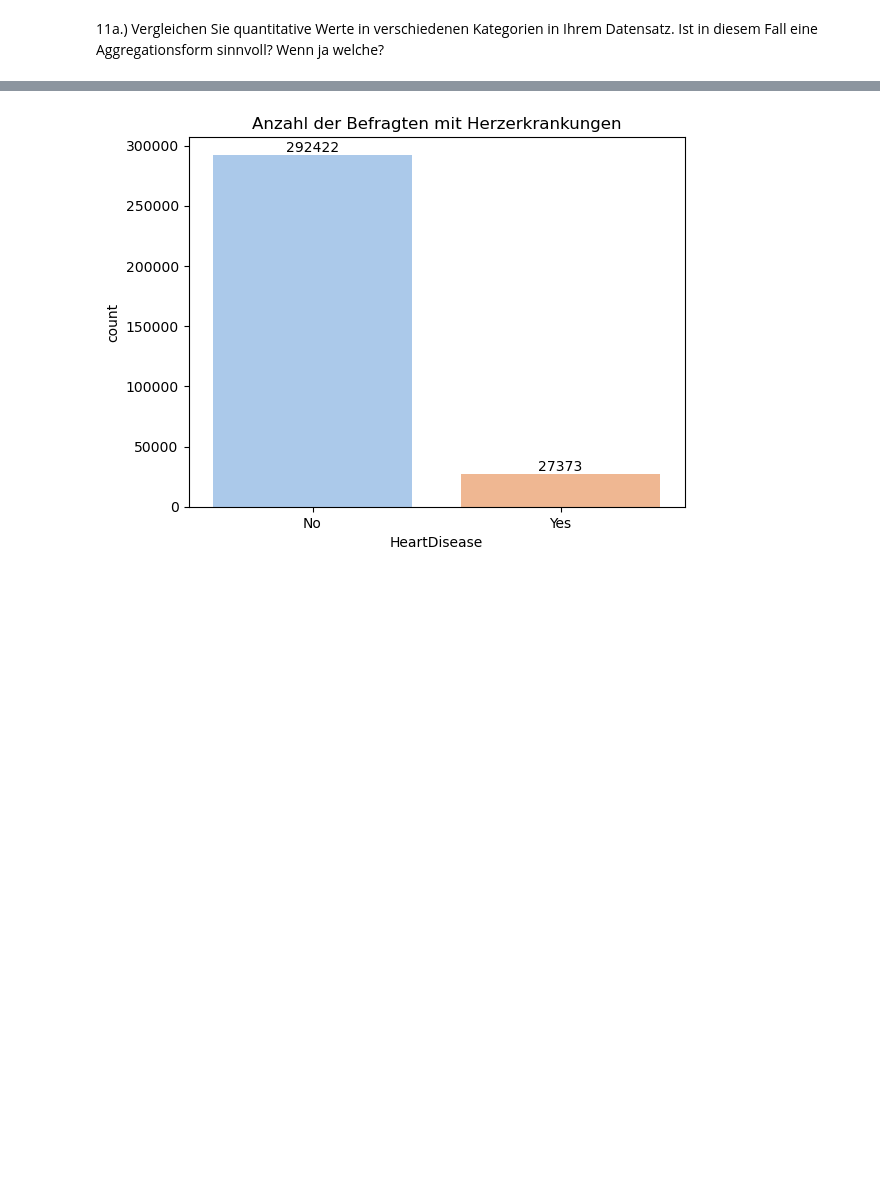
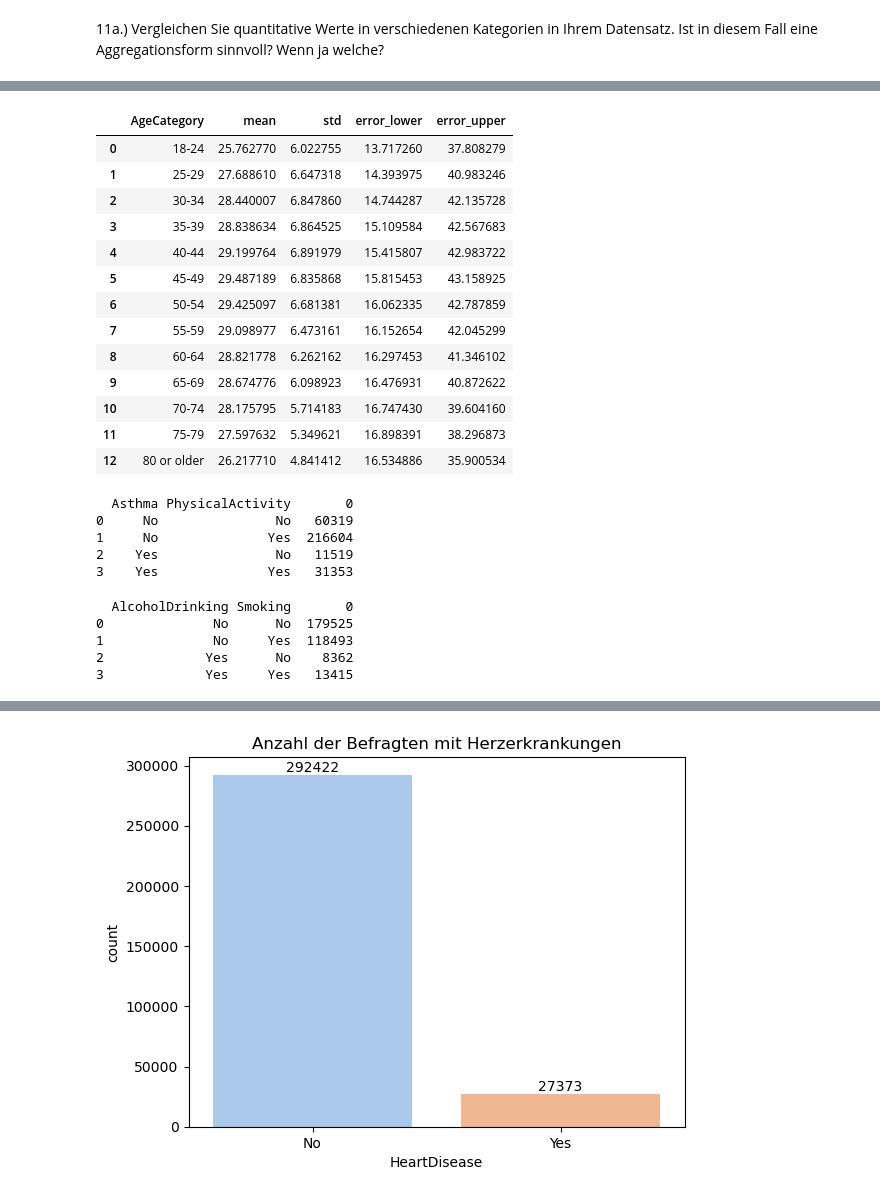
Before and after one commit to markus-senger/InfoVis-Project, a Jupyter notebook: heartDisease_infoVisProject.ipynb, the cells around one changed output, grey strips where cells are left out. Saved outputs shown, nothing was run; the diff lists cells and outputs as text; code cells hidden in the pictures; blank space fills up the shorter version.

```diff
--- a/heartDisease_infoVisProject.ipynb
+++ b/heartDisease_infoVisProject.ipynb
@@ -414,0 +520,44 @@ Die oberen genannten sollen als einige Beispiele dinnen, nachfolgend werde ich v
+# %%
+# BMI (Mittelwert, Standard Abweichung) pro Alterskategorie
+data = (df.groupby('AgeCategory')['BMI']
+    .agg(['mean', 'std'])
+    .assign(error_lower = lambda df: df['mean'] - 2 * df['std'],
+            error_upper = lambda df: df['mean'] + 2 * df['std'])
+    .reset_index())
+
+data
+# %% [output]
+|  | AgeCategory | mean | std | error_lower | error_upper |
+| 0 | 18-24 | 25.762770 | 6.022755 | 13.717260 | 37.808279 |
+| 1 | 25-29 | 27.688610 | 6.647318 | 14.393975 | 40.983246 |
+| 2 | 30-34 | 28.440007 | 6.847860 | 14.744287 | 42.135728 |
+| 3 | 35-39 | 28.838634 | 6.864525 | 15.109584 | 42.567683 |
+| 4 | 40-44 | 29.199764 | 6.891979 | 15.415807 | 42.983722 |
+| 5 | 45-49 | 29.487189 | 6.835868 | 15.815453 | 43.158925 |
+| 6 | 50-54 | 29.425097 | 6.681381 | 16.062335 | 42.787859 |
+| 7 | 55-59 | 29.098977 | 6.473161 | 16.152654 | 42.045299 |
+| 8 | 60-64 | 28.821778 | 6.262162 | 16.297453 | 41.346102 |
+| 9 | 65-69 | 28.674776 | 6.098923 | 16.476931 | 40.872622 |
+| 10 | 70-74 | 28.175795 | 5.714183 | 16.747430 | 39.604160 |
+| 11 | 75-79 | 27.597632 | 5.349621 | 16.898391 | 38.296873 |
+| 12 | 80 or older | 26.217710 | 4.841412 | 16.534886 | 35.900534 |
+# %%
+# Anzahl der Menschen mit und ohne Asthma, die körperlich aktiv sind
+active_count_by_asthma = df.groupby(['Asthma', 'PhysicalActivity']).size().reset_index()
+print(active_count_by_asthma)
+# %% [output]
+  Asthma PhysicalActivity       0
+0     No               No   60319
+1     No              Yes  216604
+2    Yes               No   11519
+3    Yes              Yes   31353
+# %%
+# Statistiken zum Rauchen und Alkohol
+alcohol_and_smoking = df.groupby(['AlcoholDrinking', 'Smoking']).size().reset_index()
+print(alcohol_and_smoking)
+# %% [output]
+  AlcoholDrinking Smoking       0
+0              No      No  179525
+1              No     Yes  118493
+2             Yes      No    8362
+3             Yes     Yes   13415
```
Also changed, not shown: parts of 23 cells of this notebook.
